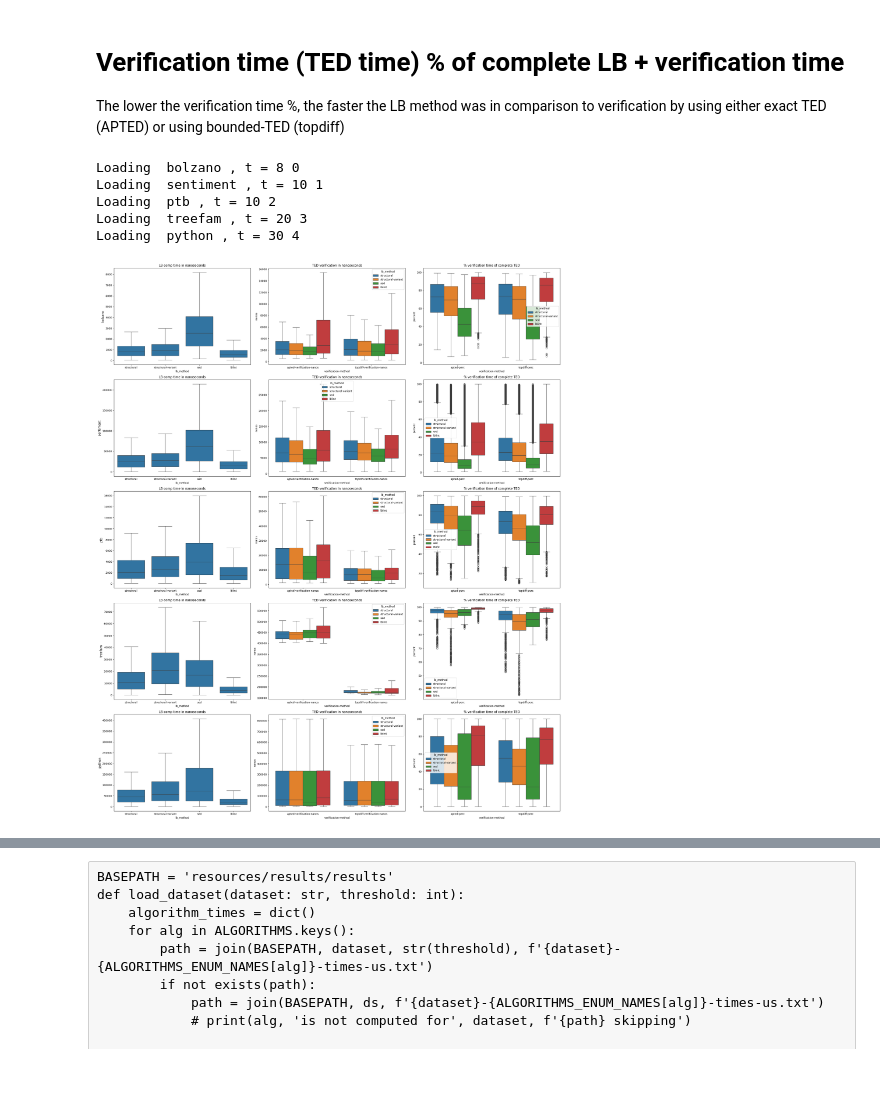
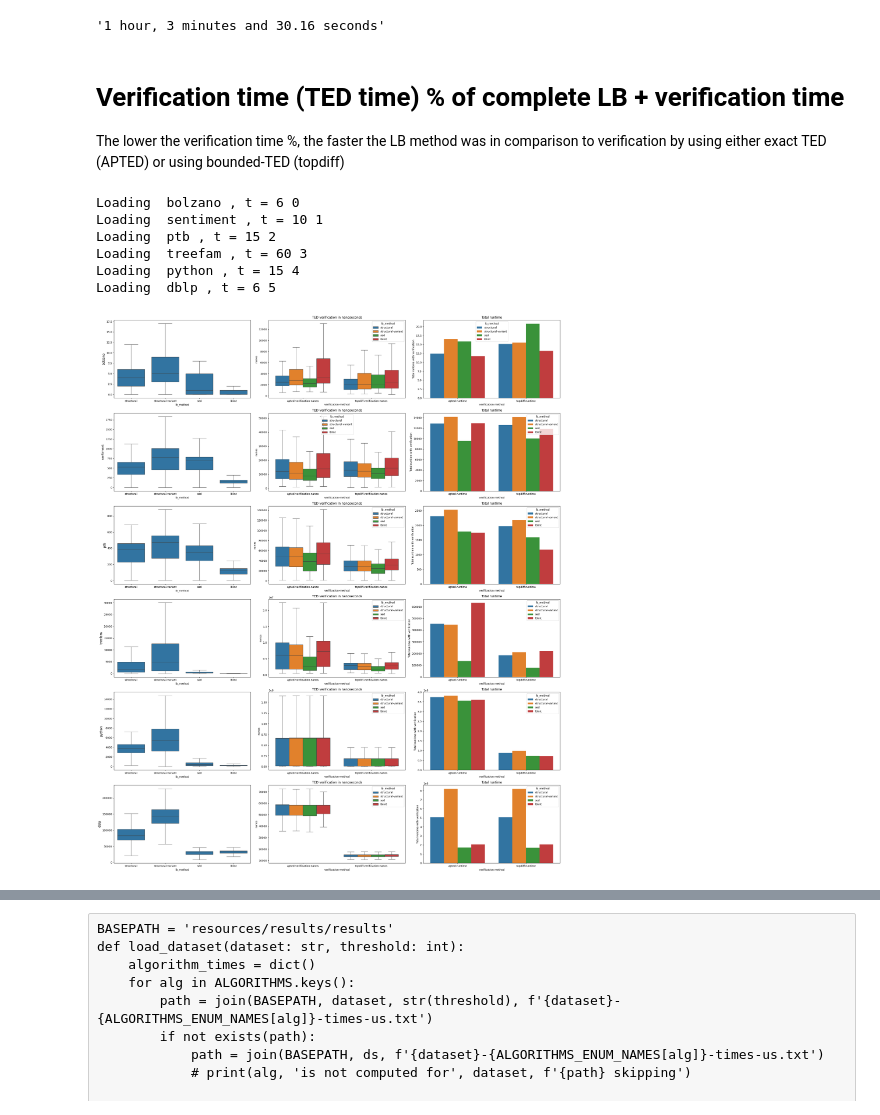
Before and after one commit to LukMRVC/tree-statistics, a Jupyter notebook: TED-viz.ipynb, the cells around one changed output, grey strips where cells are left out. Cells and saved outputs as stored; diff of their text form; code cells hidden in the pictures; blank space fills up the shorter version.

```diff
--- a/TED-viz.ipynb
+++ b/TED-viz.ipynb
@@ -33,24 +48,34 @@ def load_dataset(dataset: str, threshold: int):
             continue
         df = pd.read_csv(join_times_path, names=["time"])
 
-        candidate_eval_times_path = join(BASEPATH, ds, str(threshold), f'{dataset}-{ALGORITHMS_ENUM_NAMES[alg]}-candidate-times-ns.txt')
+        candidate_eval_times_path = join(BASEPATH, ds, str(threshold), f'{dataset}-{ALGORITHMS_ENUM_NAMES[alg]}-times-us.txt')
         if not exists(candidate_eval_times_path):
             print(alg, 'is not computed for', dataset, f'{candidate_eval_times_path} skipping')
             continue
-        lb_df = pd.read_csv(candidate_eval_times_path, names=["candidate_lb_time"])
+        lb_df = pd.read_csv(candidate_eval_times_path, names=["query_filter_time_us"])
 
         with open(join(BASEPATH, dataset, str(threshold), f'{dataset}-{alg}-precision.txt')) as f:
             selectivity_line = f.readline()
             rest = f.read()
 
-        sel = selectivity_line.split(':')[1]
-        sel = float(sel.rstrip('%\n'))
-        print(sel)
-        seldf = pd.DataFrame.from_dict({'selectivity': [sel] })
+            if not selectivity_line.startswith('Mean selectivi'):
+                rest = selectivity_line + rest
+
+        # sel = selectivity_line.split(':')[1]
+        # sel = float(sel.rstrip('%\n'))
+        # print(sel)
+        # seldf = pd.DataFrame.from_dict({'selectivity': [sel] })
         precision = pd.read_csv(StringIO(rest), delimiter=';')
-        algorithm_times[alg] = [df, precision, seldf, lb_df]
+        algorithm_times[alg] = [df, precision, lb_df]
     return algorithm_times
 # %%
 # tested_values= [('swissprot', 20), ('bolzano', 20), ('python', 30), ('sentiment', 10), ('ptb', 10), ('treefam', 15), ('DBLP', 6)]
-tested_values= [('bolzano', 8), ('sentiment', 10), ('ptb', 10), ('treefam', 20), ('python', 30)]
+tested_values= [('bolzano', 6), ('sentiment', 10), ('ptb', 15), ('treefam', 60), ('python', 15), ('dblp', 6)]
+# %%
+dataframes = dict()
+for ds, t in tested_values:
+    try:
+        dataframes[ds] = load_dataset(ds, t)
+    except Exception:
+        print('Failed getting results from ', ds)
 # %%
@@ -183,5 +210,9 @@ def load_verification_times(dataset: str, threshold: int):
 # %%
-melted_percent, melted_absolute, lb_df = load_verification_times('bolzano', 20)
+runtime, melted_absolute, lb_df = load_verification_times('bolzano', 6)
+# %%
+humanfriendly.format_timespan(timedelta(milliseconds=3810159.25010))
+# %% [output]
+'1 hour, 3 minutes and 30.16 seconds'
 # %% [markdown]
 # Verification time (TED time) % of complete LB + verification time
 
@@ -190,27 +221,30 @@ either exact TED (APTED) or using bounded-TED (topdiff)
 # %%
 len_tested = len(tested_values)
 fig, axes = plt.subplots(len_tested, 3, figsize=(25, 30))
-
+# http://localhost:8888/lab/tree/TED-viz.ipynb#Verification-time-(TED-time)-%-of-complete-LB-+-verification-time
 for i, (ds, t) in enumerate(tested_values):
     print('Loading ', ds, ', t =', t, i)
-    melted_percent, melted_absolute, lb_df = load_verification_times(ds, t)
+    runtime, melted_absolute, lb_df = load_verification_times(ds, t)
     # fig.suptitle('Bolzano')
     sns.boxplot(data=lb_df, x='lb_method', y='lb_time', showfliers = False, ax=axes[i, 0])
-    axes[i, 0].set_title('LB comp time in nanoseconds')
+    # axes[i, 0].set_title('LB comp time in nanoseconds')
     sns.boxplot(data=melted_absolute, x='verification-method', hue='lb_method', y='nanos', showfliers = False, ax=axes[i, 1])
     axes[i, 1].set_title('TED verification in nanoseconds')
-    sns.boxplot(data=melted_percent, x='verification-method', hue='lb_method', y='percent', ax=axes[i, 2])
-    axes[i, 2].set_title('% verification time of complete TED')
+    rtmt = runtime.melt(value_vars=['apted-runtime', 'topdiff-runtime'], id_vars=['lb_method'], var_name='verification method', value_name='runtime')
+    sns.barplot(data=rtmt, x='verification method', hue='lb_method', y='runtime', ax=axes[i, 2])
+    axes[i, 2].set_title('Total runtime')
+    axes[i, 2].set_ylabel('Total runtime with verification')
 
 for ax, (ds, _) in zip(axes[:, 0], tested_values):
     ax.set_ylabel(ds, size='large')
 
 plt.tight_layout()
 plt.show()
 # %% [output]
-Loading  bolzano , t = 8 0
+Loading  bolzano , t = 6 0
 Loading  sentiment , t = 10 1
-Loading  ptb , t = 10 2
-Loading  treefam , t = 20 3
-Loading  python , t = 30 4
+Loading  ptb , t = 15 2
+Loading  treefam , t = 60 3
+Loading  python , t = 15 4
+Loading  dblp , t = 6 5
-[figure, old version]
+[figure, new version]
```
Also changed, not shown: parts of 19 cells of this notebook, 1 other file.
